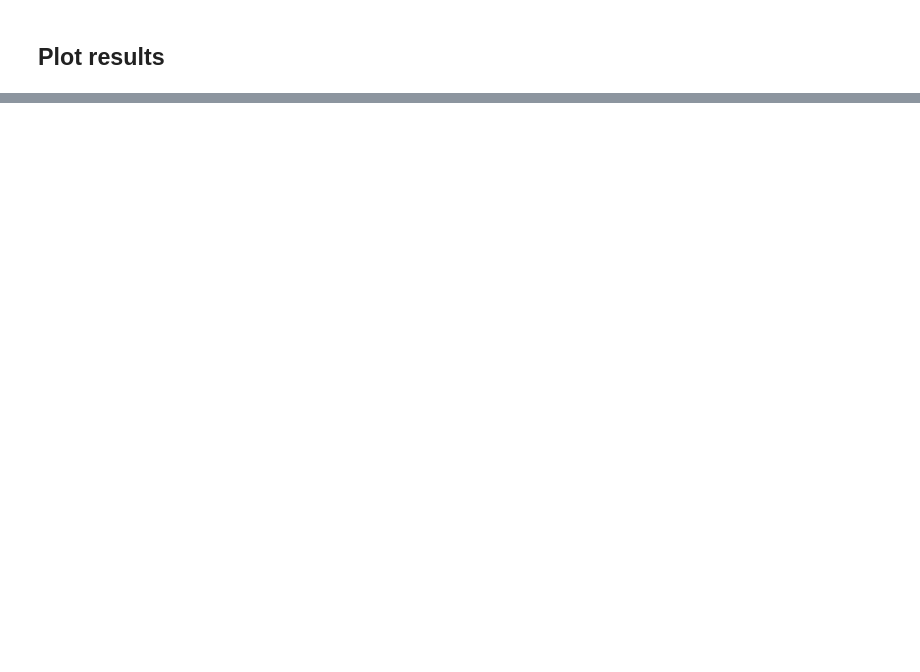
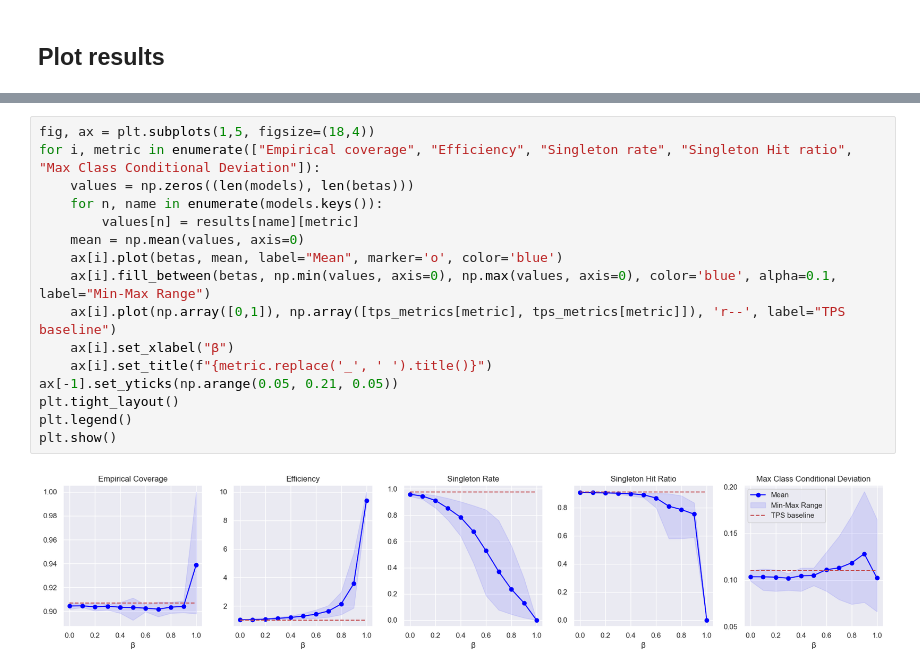
Before and after one commit to JacobSkaarup/DL_conformal_prediction, a Jupyter notebook: project_main.ipynb, the cells around one changed output, grey strips where cells are left out. Drawn from its saved outputs; the diff is of its cells as text; blank space fills up the shorter version.

```diff
--- a/project_main.ipynb
+++ b/project_main.ipynb
@@ -512,0 +391,18 @@ plt.show()
+# %%
+fig, ax = plt.subplots(1,5, figsize=(18,4))
+for i, metric in enumerate(["Empirical coverage", "Efficiency", "Singleton rate", "Singleton Hit ratio", "Max Class Conditional Deviation"]):
+    values = np.zeros((len(models), len(betas)))
+    for n, name in enumerate(models.keys()):
+        values[n] = results[name][metric]
+    mean = np.mean(values, axis=0)
+    ax[i].plot(betas, mean, label="Mean", marker='o', color='blue')
+    ax[i].fill_between(betas, np.min(values, axis=0), np.max(values, axis=0), color='blue', alpha=0.1, label="Min-Max Range")
+    ax[i].plot(np.array([0,1]), np.array([tps_metrics[metric], tps_metrics[metric]]), 'r--', label="TPS baseline")
+    ax[i].set_xlabel("β")
+    ax[i].set_title(f"{metric.replace('_', ' ').title()}")
+ax[-1].set_yticks(np.arange(0.05, 0.21, 0.05))
+plt.tight_layout()
+plt.legend()
+plt.show()
+# %% [output]
+[figure, added]
```
Also changed, not shown: parts of 26 cells of this notebook, 2 other files.
